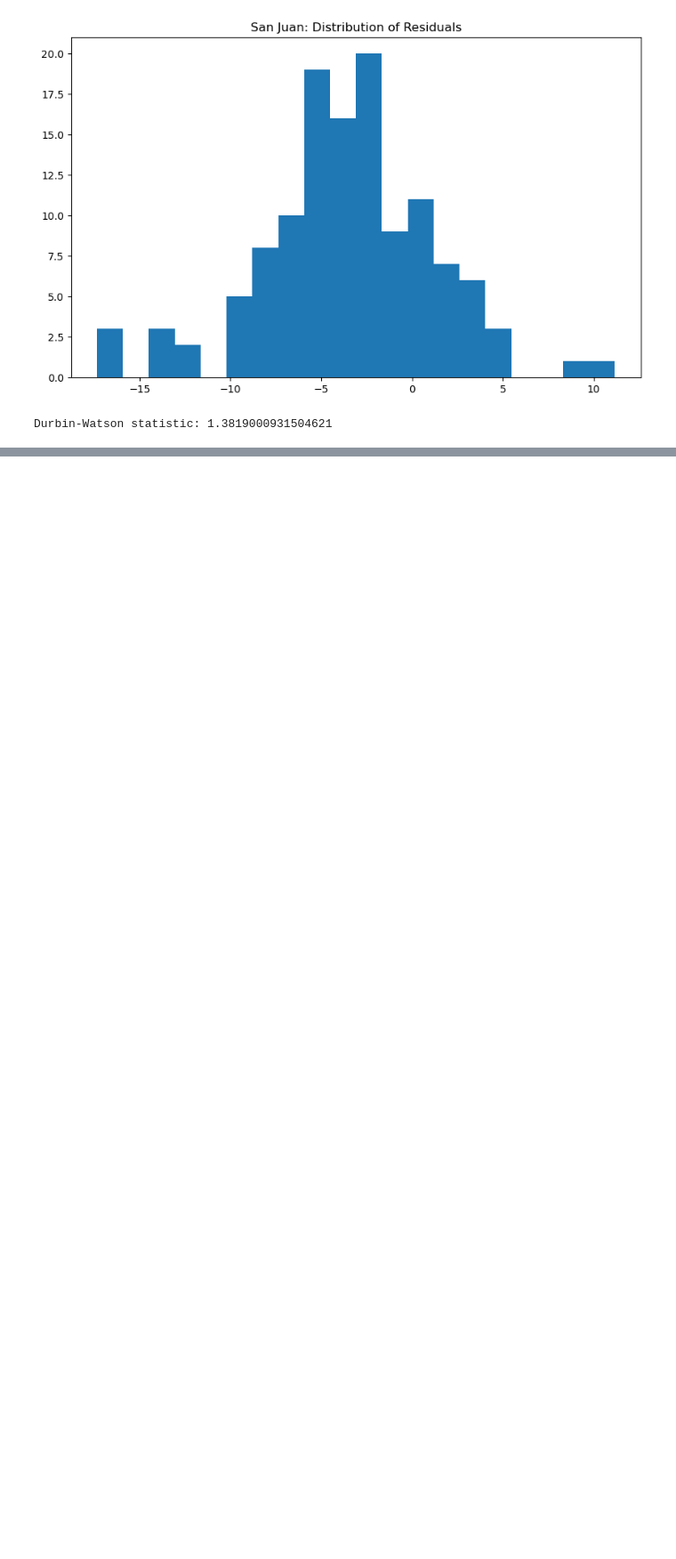
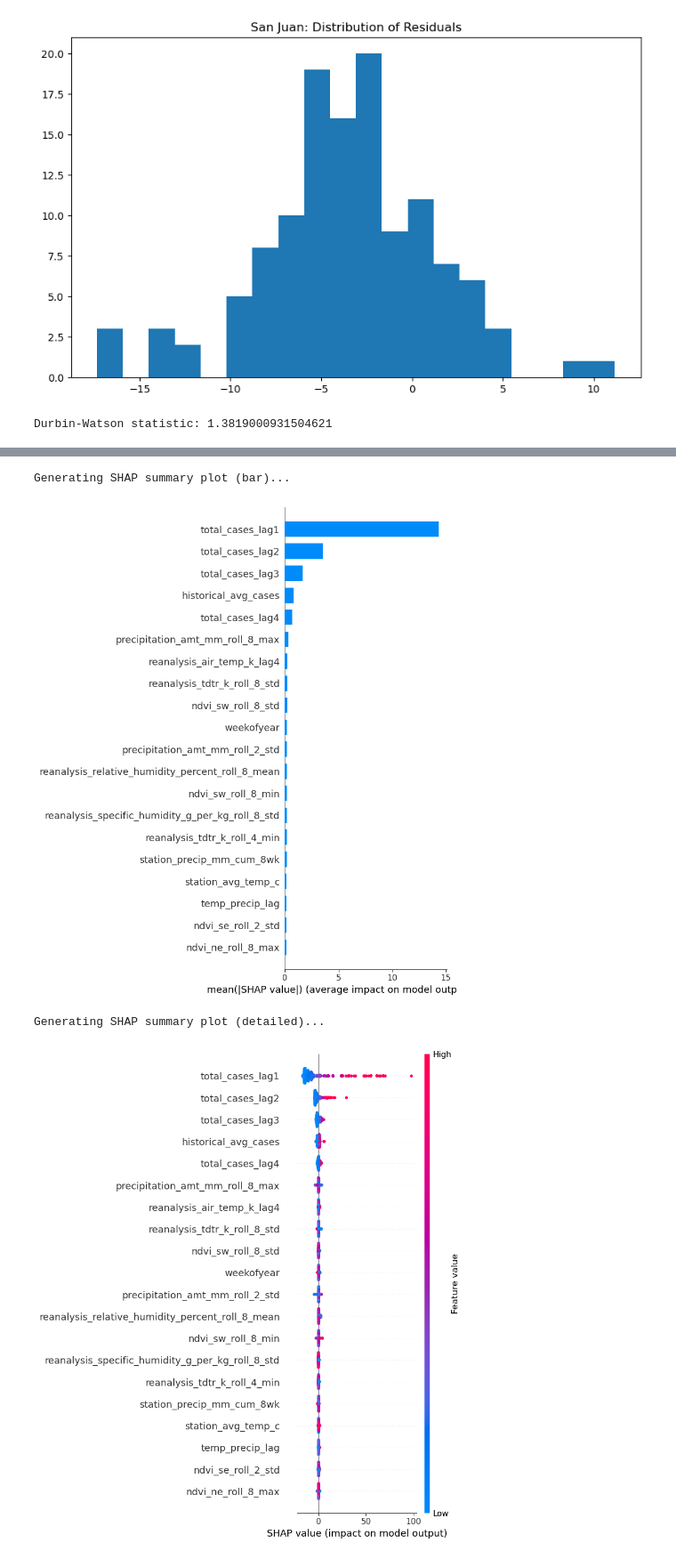
Before and after one commit to statenbred/Dengue_Fever, a Jupyter notebook: XGBRegressor_Model.ipynb, the cells around one changed output, grey strips where cells are left out. Shown at 89% size. Drawn from its saved outputs; the diff is of its cells as text; code cells hidden in the pictures; blank space fills up the shorter version.

```diff
--- a/XGBRegressor_Model.ipynb
+++ b/XGBRegressor_Model.ipynb
@@ -171,0 +479,34 @@ Durbin-Watson statistic: 1.3819000931504621
+# %%
+def create_shap_visualizations(train_df, test_df, combined_results):
+
+    test_df_encoded = pd.get_dummies(test_df, columns=['city'], drop_first=False)
+
+    exclude_cols = ['week_start_date', 'total_cases']
+    feature_cols = [col for col in test_df_encoded.columns if col not in exclude_cols]
+
+    explainer = shap.TreeExplainer(combined_results['model'])
+
+    X_test = test_df_encoded[feature_cols]
+    shap_values = explainer.shap_values(X_test)
+
+    print("Generating SHAP summary plot (bar)...")
+    shap.summary_plot(shap_values, X_test, plot_type="bar")
+
+    print("Generating SHAP summary plot (detailed)...")
+    shap.summary_plot(shap_values, X_test)
+
+    print("Generating SHAP dependence plots for top features...")
+    shap.dependence_plot("total_cases_lag1", shap_values, X_test)
+    shap.dependence_plot("reanalysis_specific_humidity_g_per_kg", shap_values, X_test)
+
+    return {
+        'shap_values': shap_values,
+        'X_test': X_test
+    }
+
+shap_results = create_shap_visualizations(train_df, test_df, combined_results)
+# %% [output]
+Generating SHAP summary plot (bar)...
+[figure, added]
+Generating SHAP summary plot (detailed)...
+[figure, added]
```
Also changed, not shown: parts of 13 cells of this notebook, 1 other file.
